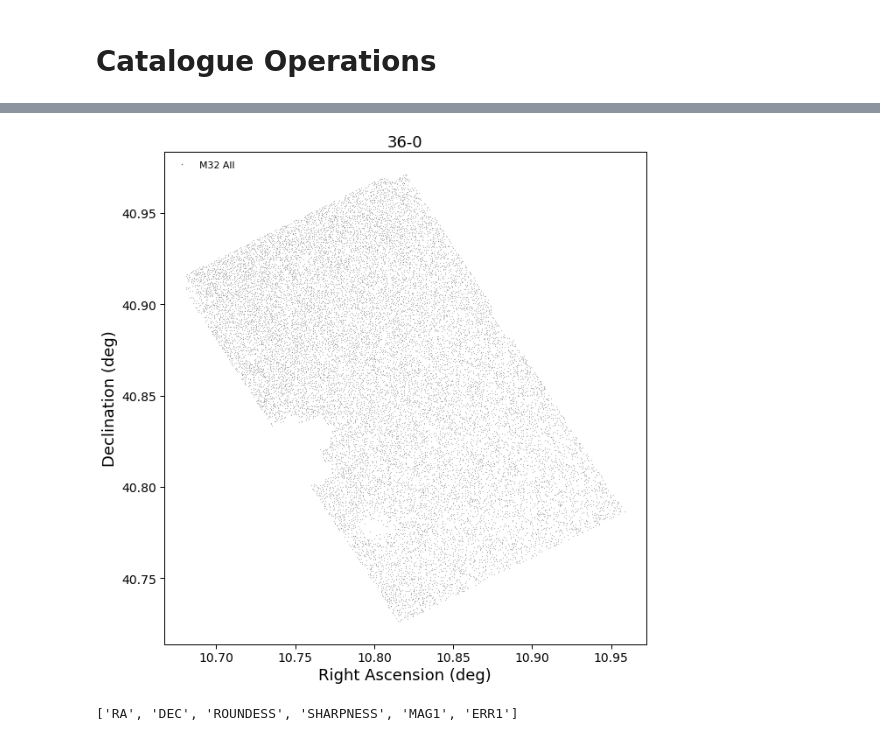
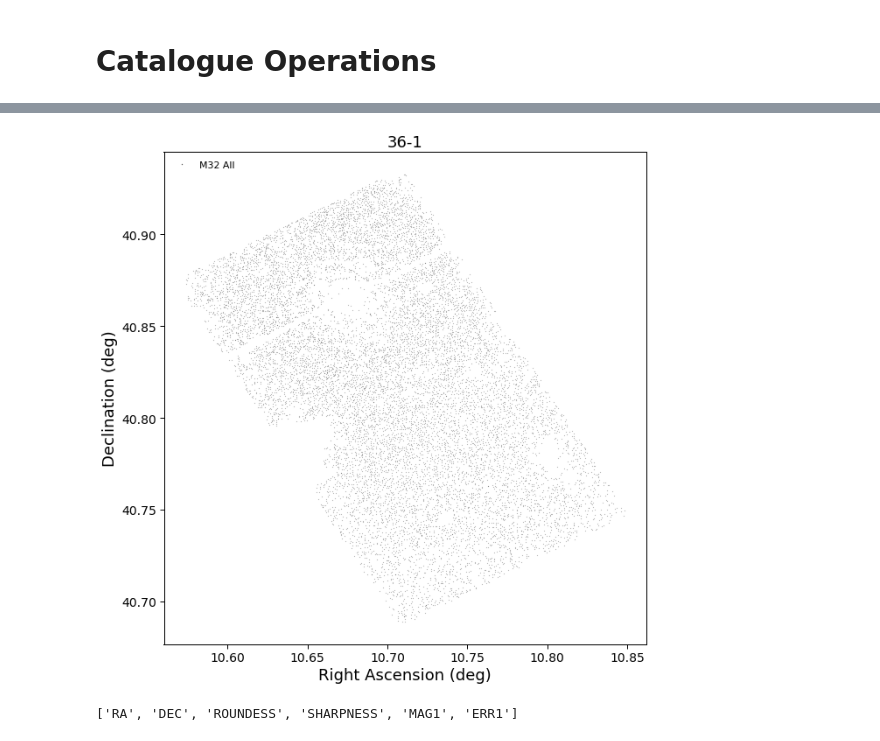
Before and after one commit to MichaelSharp7/M32, a Jupyter notebook: M32_cat.ipynb, the cells around one changed output, grey strips where cells are left out. Saved outputs shown, nothing was run; the diff lists cells and outputs as text; code cells hidden in the pictures.

```diff
--- a/M32_cat.ipynb
+++ b/M32_cat.ipynb
@@ -27,7 +27,7 @@ sns.set_context("paper")   # "paper", "notebook", "talk", "poster"
 # Fits Files
 # %%
 # Open a fits file and display info
-filein = 'mean_36_45_combined.fits'
+filein = 'single_match/36_1_3_matched.fits'
 fits_im = fits.open(filein)
 fits_im.info()
 
@@ -215,9 +217,9 @@ def loc_plot(file,filtr,epoch):
     plt.close()
 # %%
 # Show location plot of background 36 field
-loc_plot('MAG_S1_0.csv','36','0')
+loc_plot('MAG_S1_1.csv','36','1')
 # %% [output]
-[figure, old version]
+[figure, new version]
 # %%
 #print column names
 data_36.colnames
```
Also changed, not shown: parts of 4 cells of this notebook, 1 other file.
